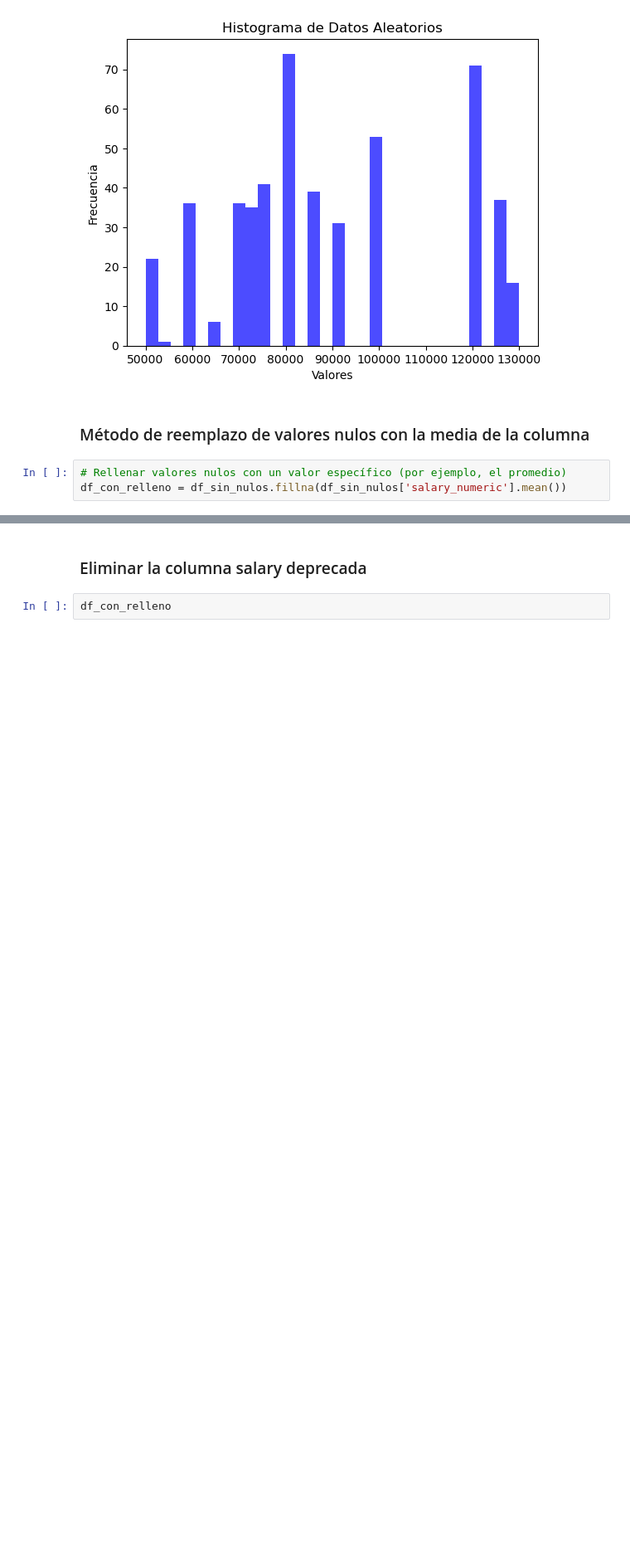
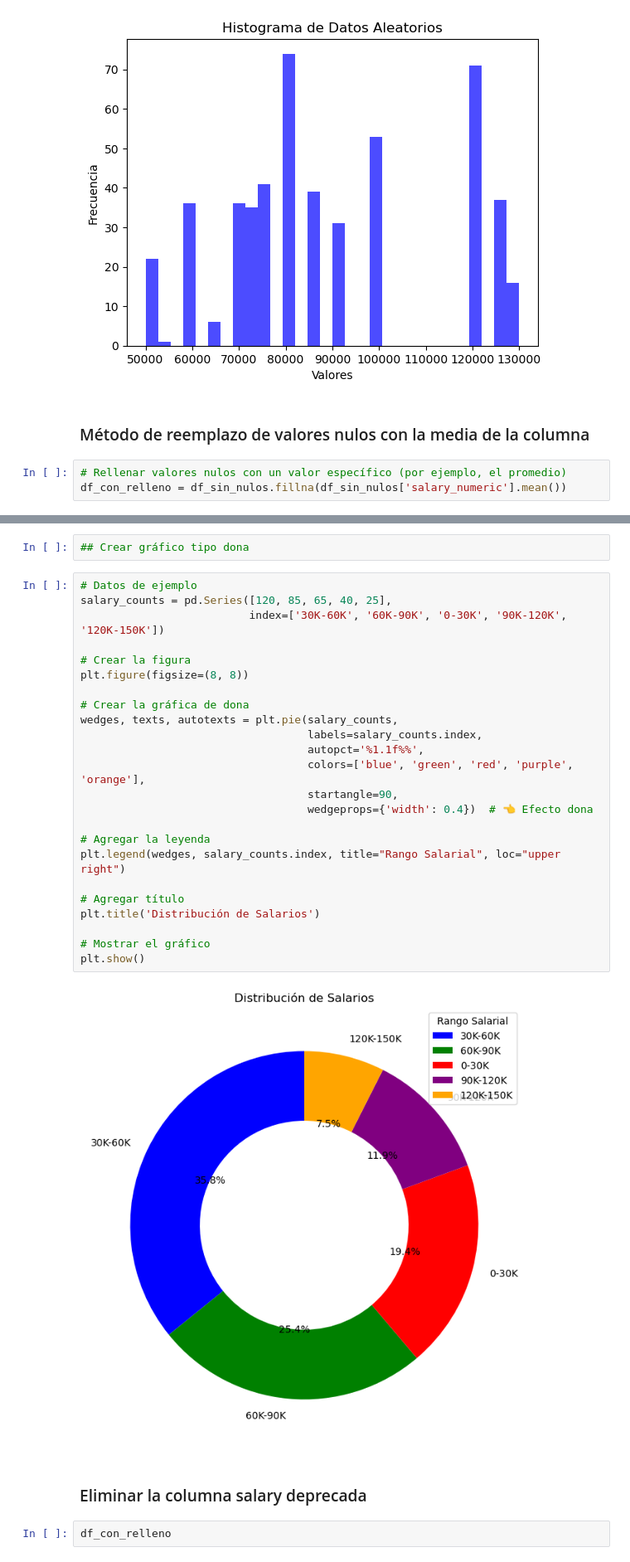
Before and after one commit to cdlondonoSolla/Limpieza_Datos, a Jupyter notebook: Limpieza de datos/05_Limpieza y Transformación.ipynb, the cells around one changed output, grey strips where cells are left out. Shown at 83% size. Cells and saved outputs as stored; diff of their text form; blank space fills up the shorter version.

```diff
--- a/Limpieza de datos/05_Limpieza y Transformación.ipynb
+++ b/Limpieza de datos/05_Limpieza y Transformación.ipynb
@@ -220,3 +331,31 @@ df_con_relleno = df_sin_nulos.fillna(df_sin_nulos['salary_numeric'].mean())
+# %%
+## Crear gráfico tipo dona
+# %%
+# Datos de ejemplo
+salary_counts = pd.Series([120, 85, 65, 40, 25],
+                          index=['30K-60K', '60K-90K', '0-30K', '90K-120K', '120K-150K'])
+
+# Crear la figura
+plt.figure(figsize=(8, 8))
+
+# Crear la gráfica de dona
+wedges, texts, autotexts = plt.pie(salary_counts,
+                                   labels=salary_counts.index,
+                                   autopct='%1.1f%%',
+                                   colors=['blue', 'green', 'red', 'purple', 'orange'],
+                                   startangle=90,
+                                   wedgeprops={'width': 0.4})  # 👈 Efecto dona
+
+# Agregar la leyenda
+plt.legend(wedges, salary_counts.index, title="Rango Salarial", loc="upper right")
+
+# Agregar título
+plt.title('Distribución de Salarios')
+
+# Mostrar el gráfico
+plt.show()
+# %% [output]
+[figure, added]
 # %% [markdown]
 ### Eliminar la columna salary deprecada
 # %%
```
Also changed, not shown: parts of 9 cells of this notebook, 6 other files.
